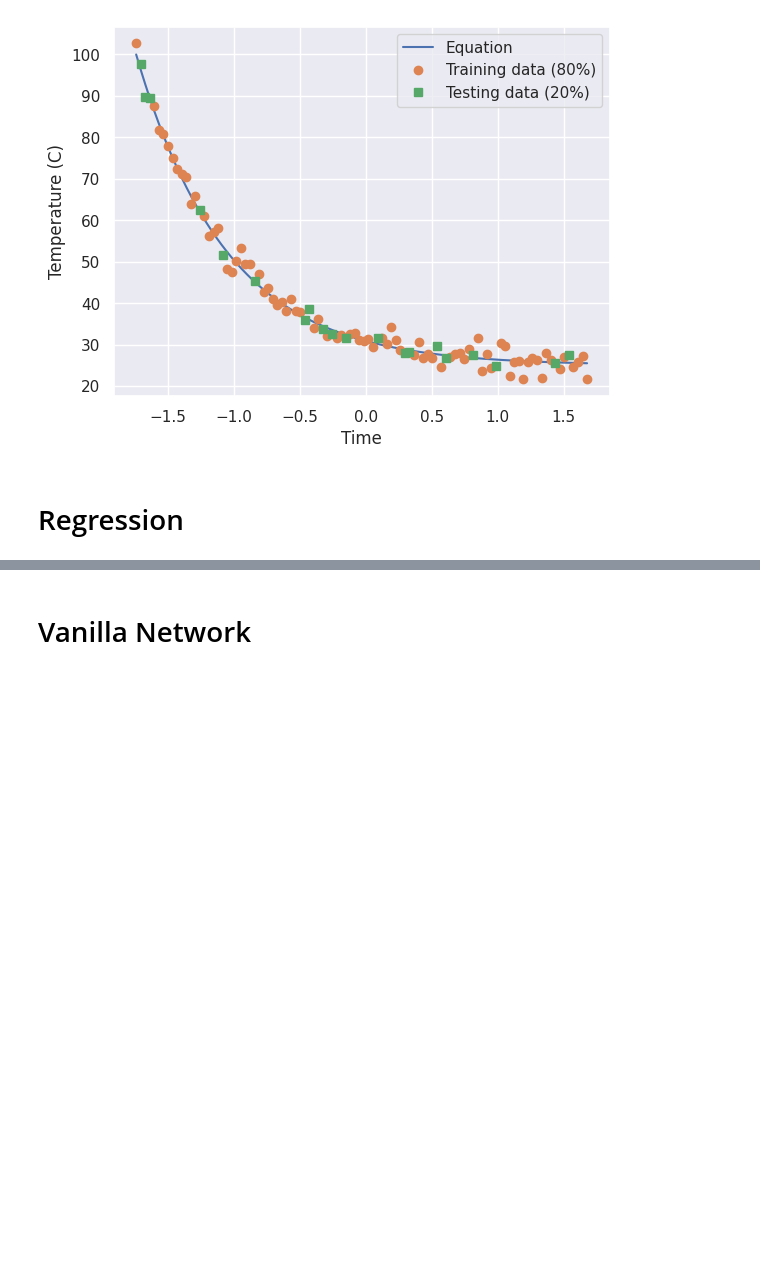
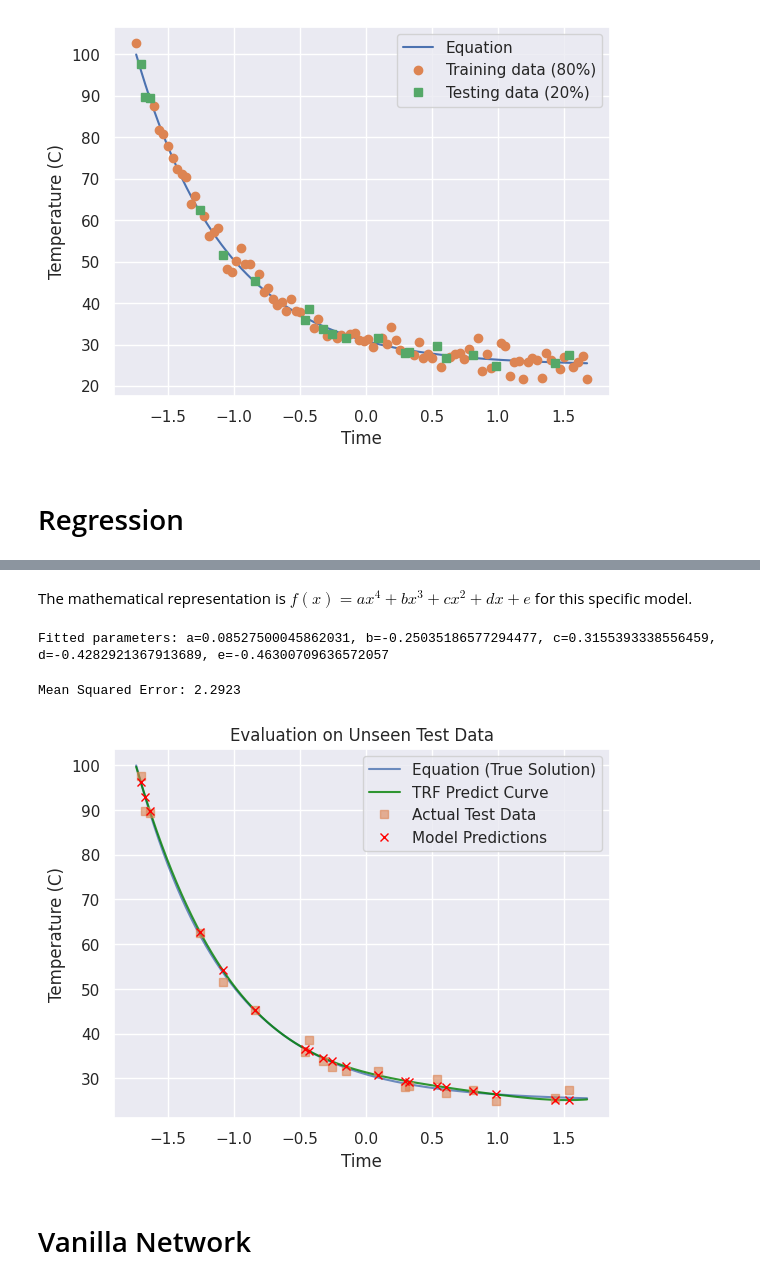
Before and after one commit to MrzAhmadi/PINNs, a Jupyter notebook: experiment/cooling_rate_v2/main.ipynb, the cells around one changed output, grey strips where cells are left out. Cells and saved outputs as stored; diff of their text form; code cells hidden in the pictures; blank space fills up the shorter version.

```diff
--- a/experiment/cooling_rate_v2/main.ipynb
+++ b/experiment/cooling_rate_v2/main.ipynb
@@ -175,3 +176,52 @@ Mean Squared Error: 3.7226
+# %% [markdown]
+The mathematical representation is $f(x) = ax^4 + bx^3 + cx^2 + dx + e$ for this specific model.
+# %%
+def quartic_polynomial(x, a, b, c, d, e):
+    return a * x**4 + b * x**3 + c * x**2 + d * x + e
+
+x_data = x_train_scaled.flatten()
+y_data = y_train_scaled.flatten()
+
+popt, pcov = curve_fit(
+    f=quartic_polynomial,
+    xdata=x_data,
+    ydata=y_data,
+    method='trf'
+)
+
+a, b, c, d, e = popt
+print(f"Fitted parameters: a={a}, b={b}, c={c}, d={d}, e={e}")
+# %% [output]
+Fitted parameters: a=0.08527500045862031, b=-0.25035186577294477, c=0.3155393338556459, d=-0.4282921367913689, e=-0.46300709636572057
+# %%
+y_pred_scaled = quartic_polynomial(x_data, a, b, c, d, e)
+y_pred = y_scaler.inverse_transform(y_pred_scaled.reshape(-1, 1))
+
+T_pred_scaled = quartic_polynomial(x_test_scaled.flatten(), a, b, c, d, e)
+T_pred = y_scaler.inverse_transform(T_pred_scaled.reshape(-1, 1))
+
+test_mse = np.mean((T_pred - y_test)**2)
+print(f"Mean Squared Error: {test_mse:.4f}")
+
+continuous_preds_scaled = quartic_polynomial(times_scaled.flatten(), a, b, c, d, e)
+continuous_preds = y_scaler.inverse_transform(continuous_preds_scaled.reshape(-1, 1))
+
+plt.figure()
+
+plt.plot(times_scaled, temps, label='Equation (True Solution)', alpha=0.8)
+plt.plot(times_scaled, continuous_preds, label='TRF Predict Curve', color='green', alpha=0.8)
+
+plt.plot(x_test_scaled, y_test, 's', label='Actual Test Data', alpha=0.6)
+plt.plot(x_test_scaled, T_pred, 'x', label='Model Predictions', color='red')
+
+plt.legend()
+plt.ylabel('Temperature (C)')
+plt.xlabel('Time')
+plt.title('Evaluation on Unseen Test Data')
+plt.show()
+# %% [output]
+Mean Squared Error: 2.2923
+[figure, added]
 # %% [markdown]
 # Vanilla Network
 # %%
```
Also changed, not shown: parts of 5 cells of this notebook.
